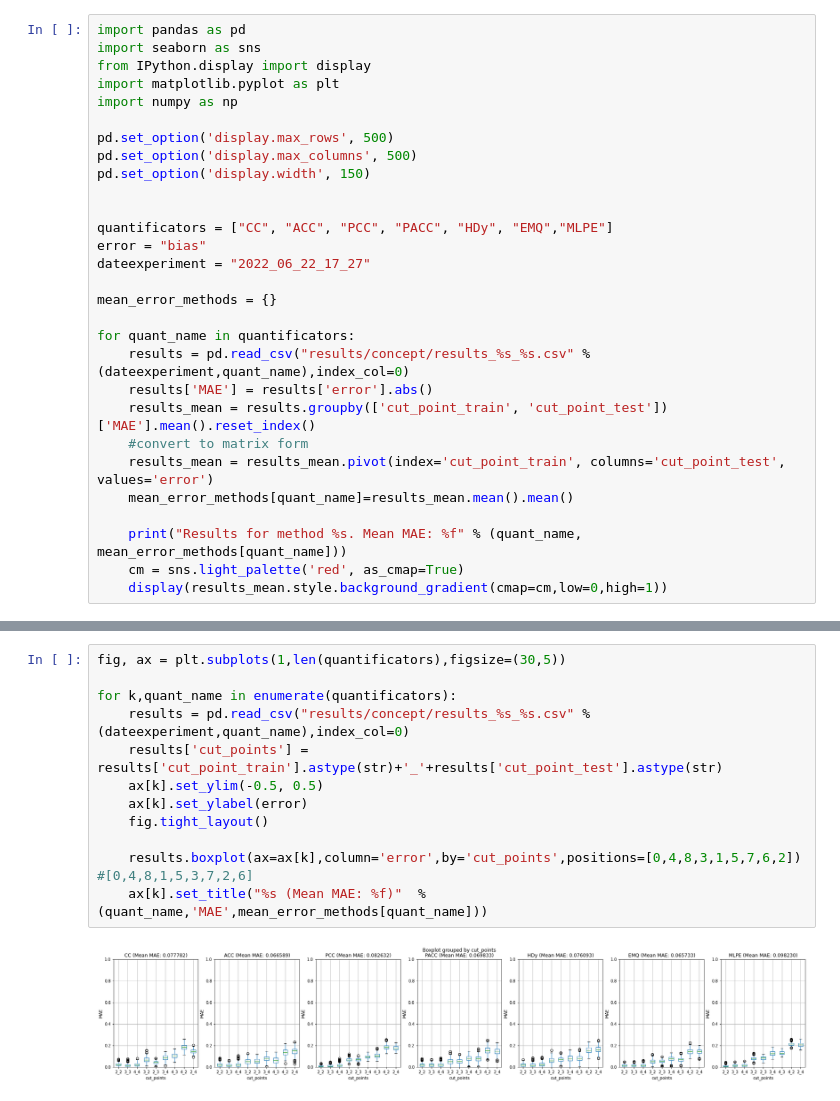
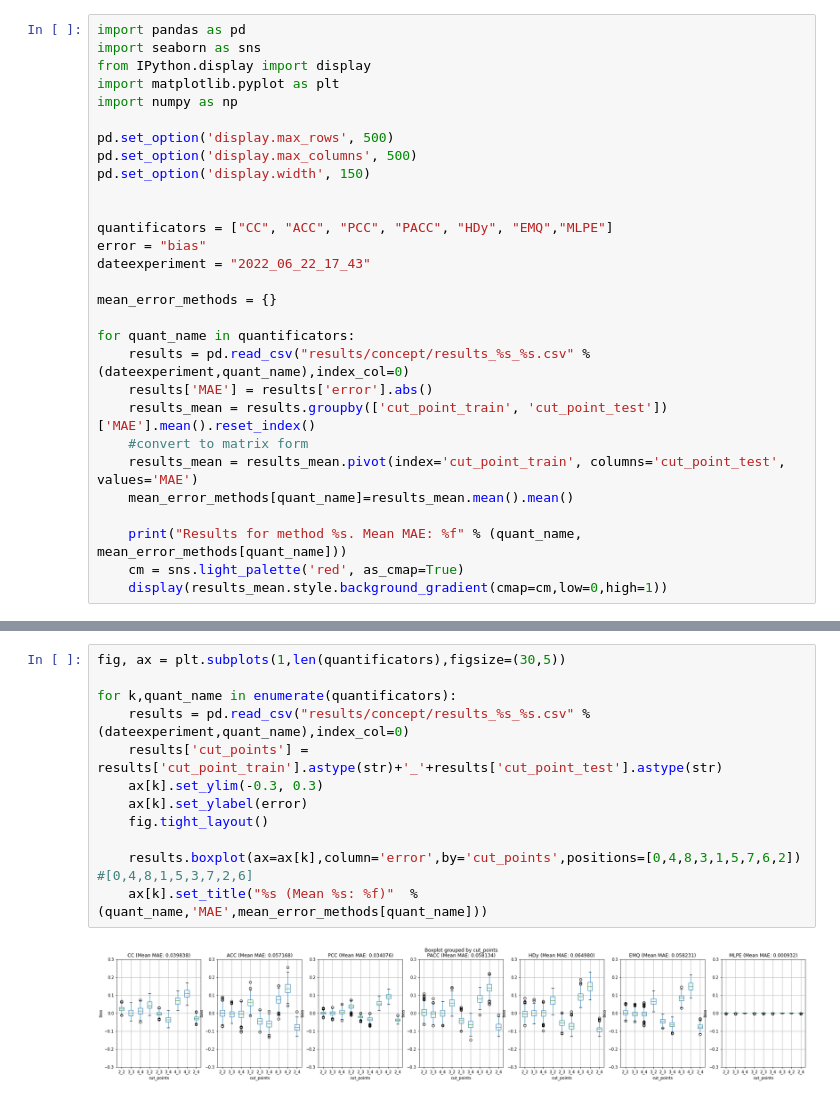
Before and after one commit to pglez82/quant_datasetshift, a Jupyter notebook: analyze_results_concept.ipynb, the cells around one changed output, grey strips where cells are left out. Saved outputs shown, nothing was run; the diff lists cells and outputs as text.

Commit message:
updating results

```diff
--- a/analyze_results_concept.ipynb
+++ b/analyze_results_concept.ipynb
@@ -12,7 +12,7 @@ pd.set_option('display.width', 150)
 
 quantificators = ["CC", "ACC", "PCC", "PACC", "HDy", "EMQ","MLPE"]
 error = "bias"
-dateexperiment = "2022_06_22_17_27"
+dateexperiment = "2022_06_22_17_43"
 
 mean_error_methods = {}
 
@@ -21,7 +21,7 @@ for quant_name in quantificators:
     results['MAE'] = results['error'].abs()
     results_mean = results.groupby(['cut_point_train', 'cut_point_test'])['MAE'].mean().reset_index()
     #convert to matrix form
-    results_mean = results_mean.pivot(index='cut_point_train', columns='cut_point_test', values='error')
+    results_mean = results_mean.pivot(index='cut_point_train', columns='cut_point_test', values='MAE')
     mean_error_methods[quant_name]=results_mean.mean().mean()
 
     print("Results for method %s. Mean MAE: %f" % (quant_name, mean_error_methods[quant_name]))
@@ -44,14 +73,14 @@ KeyError: 'Column not found: MAE'
 # %%
 fig, ax = plt.subplots(1,len(quantificators),figsize=(30,5))
 
 for k,quant_name in enumerate(quantificators):
     results = pd.read_csv("results/concept/results_%s_%s.csv" % (dateexperiment,quant_name),index_col=0)
     results['cut_points'] = results['cut_point_train'].astype(str)+'_'+results['cut_point_test'].astype(str)
-    ax[k].set_ylim(-0.5, 0.5)
+    ax[k].set_ylim(-0.3, 0.3)
     ax[k].set_ylabel(error)
     fig.tight_layout()
 
     results.boxplot(ax=ax[k],column='error',by='cut_points',positions=[0,4,8,3,1,5,7,6,2]) #[0,4,8,1,5,3,7,2,6]
-    ax[k].set_title("%s (Mean MAE: %f)"  % (quant_name,'MAE',mean_error_methods[quant_name]))
+    ax[k].set_title("%s (Mean %s: %f)"  % (quant_name,'MAE',mean_error_methods[quant_name]))
 # %% [output]
-[figure, old version]
+[figure, new version]
```
Also changed, not shown: parts of 1 cell of this notebook.
